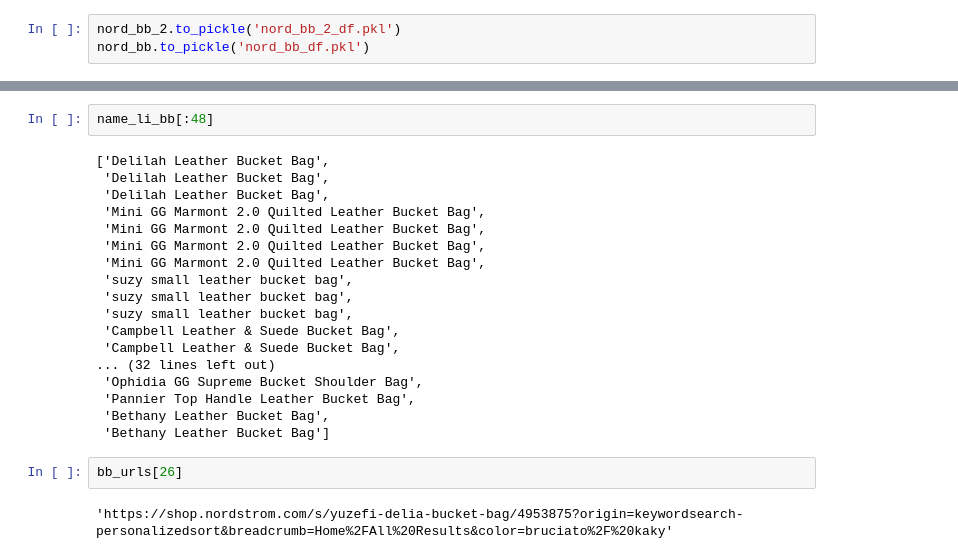
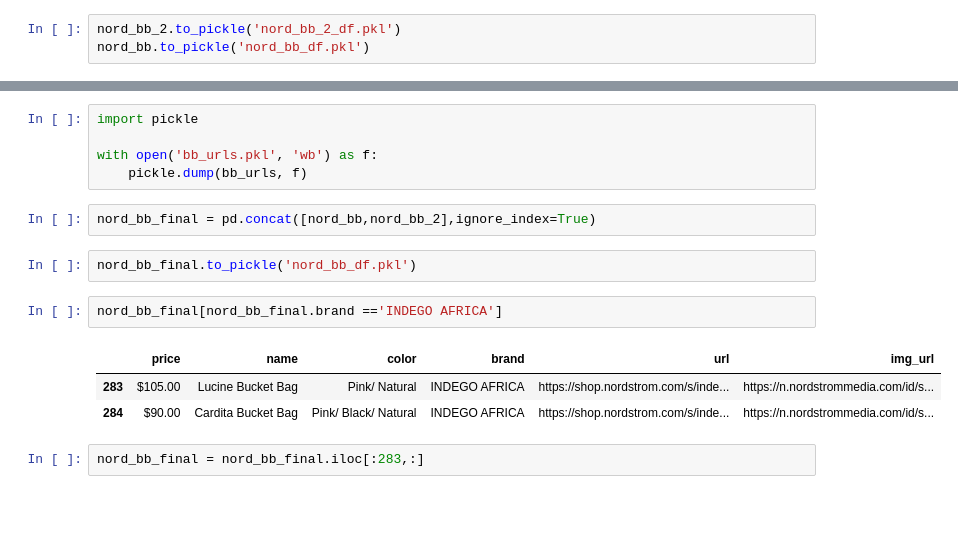
Before and after one commit to graceh3/sustainably, a Jupyter notebook: scaping_scripts/Whimsy_Row_O_My_Bag_and_Herschel_Scraping.ipynb, the cells around one changed output, grey strips where cells are left out. Saved outputs shown, nothing was run; the diff lists cells and outputs as text; blank space fills up the shorter version.

```diff
--- a/scaping_scripts/Whimsy_Row_O_My_Bag_and_Herschel_Scraping.ipynb
+++ b/scaping_scripts/Whimsy_Row_O_My_Bag_and_Herschel_Scraping.ipynb
@@ -674,24 +654,17 @@ nord_bb.iloc[:48,:]
-# %%
-name_li_bb[:48]
-# %% [output]
-['Delilah Leather Bucket Bag',
- 'Delilah Leather Bucket Bag',
- 'Delilah Leather Bucket Bag',
- 'Mini GG Marmont 2.0 Quilted Leather Bucket Bag',
- 'Mini GG Marmont 2.0 Quilted Leather Bucket Bag',
- 'Mini GG Marmont 2.0 Quilted Leather Bucket Bag',
- 'Mini GG Marmont 2.0 Quilted Leather Bucket Bag',
- 'suzy small leather bucket bag',
- 'suzy small leather bucket bag',
- 'suzy small leather bucket bag',
- 'Campbell Leather & Suede Bucket Bag',
- 'Campbell Leather & Suede Bucket Bag',
-... (32 lines left out)
- 'Ophidia GG Supreme Bucket Shoulder Bag',
- 'Pannier Top Handle Leather Bucket Bag',
- 'Bethany Leather Bucket Bag',
- 'Bethany Leather Bucket Bag']
-# %%
-bb_urls[26]
-# %% [output]
-'https://shop.nordstrom.com/s/yuzefi-delia-bucket-bag/4953875?origin=keywordsearch-personalizedsort&breadcrumb=Home%2FAll%20Results&color=bruciato%2F%20kaky'
+# %%
+import pickle
+
+with open('bb_urls.pkl', 'wb') as f:
+    pickle.dump(bb_urls, f)
+# %%
+nord_bb_final = pd.concat([nord_bb,nord_bb_2],ignore_index=True)
+# %%
+nord_bb_final.to_pickle('nord_bb_df.pkl')
+# %%
+nord_bb_final[nord_bb_final.brand =='INDEGO AFRICA']
+# %% [output]
+|  | price | name | color | brand | url | img_url |
+| 283 | $105.00 | Lucine Bucket Bag | Pink/ Natural | INDEGO AFRICA | https://shop.nordstrom.com/s/inde... | https://n.nordstrommedia.com/id/s... |
+| 284 | $90.00 | Cardita Bucket Bag | Pink/ Black/ Natural | INDEGO AFRICA | https://shop.nordstrom.com/s/inde... | https://n.nordstrommedia.com/id/s... |
+# %%
+nord_bb_final = nord_bb_final.iloc[:283,:]
```
Also changed, not shown: parts of 4 cells of this notebook, 5 other files.
